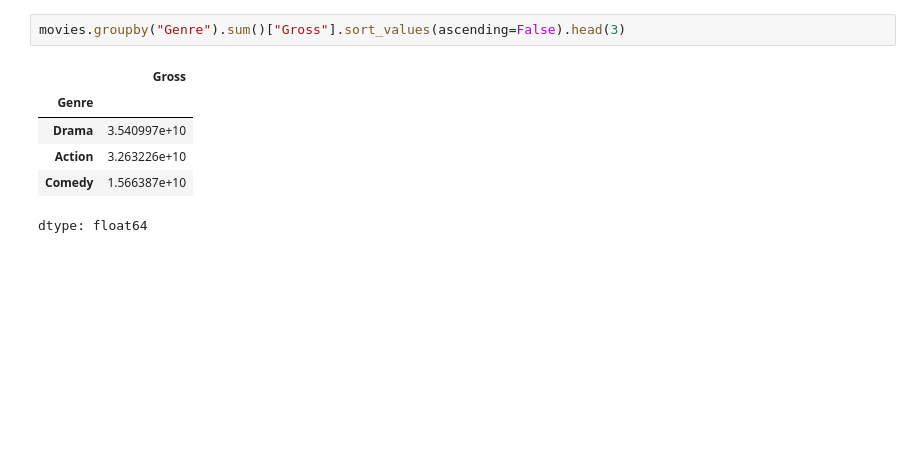
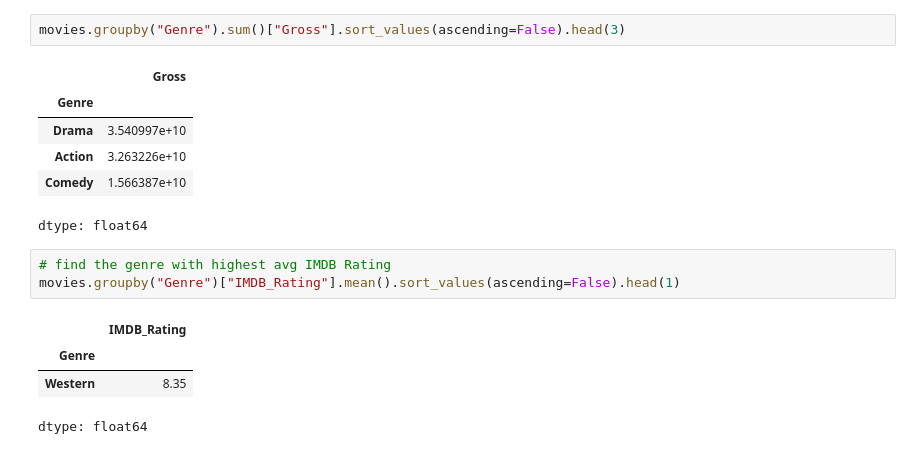
Before and after one commit to get-ayush/PythonLibraries, a Jupyter notebook: DataFrameGroupBy&.ipynb, the cells around one changed output. Saved outputs shown, nothing was run; the diff lists cells and outputs as text; blank space fills up the shorter version.

```diff
--- a/DataFrameGroupBy&.ipynb
+++ b/DataFrameGroupBy&.ipynb
@@ -59,3 +59,11 @@ movies.groupby("Genre").sum()["Gross"].sort_values(ascending=False).head(3)
 | Action | 3.263226e+10 |
 | Comedy | 1.566387e+10 |
 dtype: float64
+# %%
+# find the genre with highest avg IMDB Rating
+movies.groupby("Genre")["IMDB_Rating"].mean().sort_values(ascending=False).head(1)
+# %% [output]
+|  | IMDB_Rating |
+| Genre |  |
+| Western | 8.35 |
+dtype: float64
```
Also changed, not shown: parts of 7 cells of this notebook.
